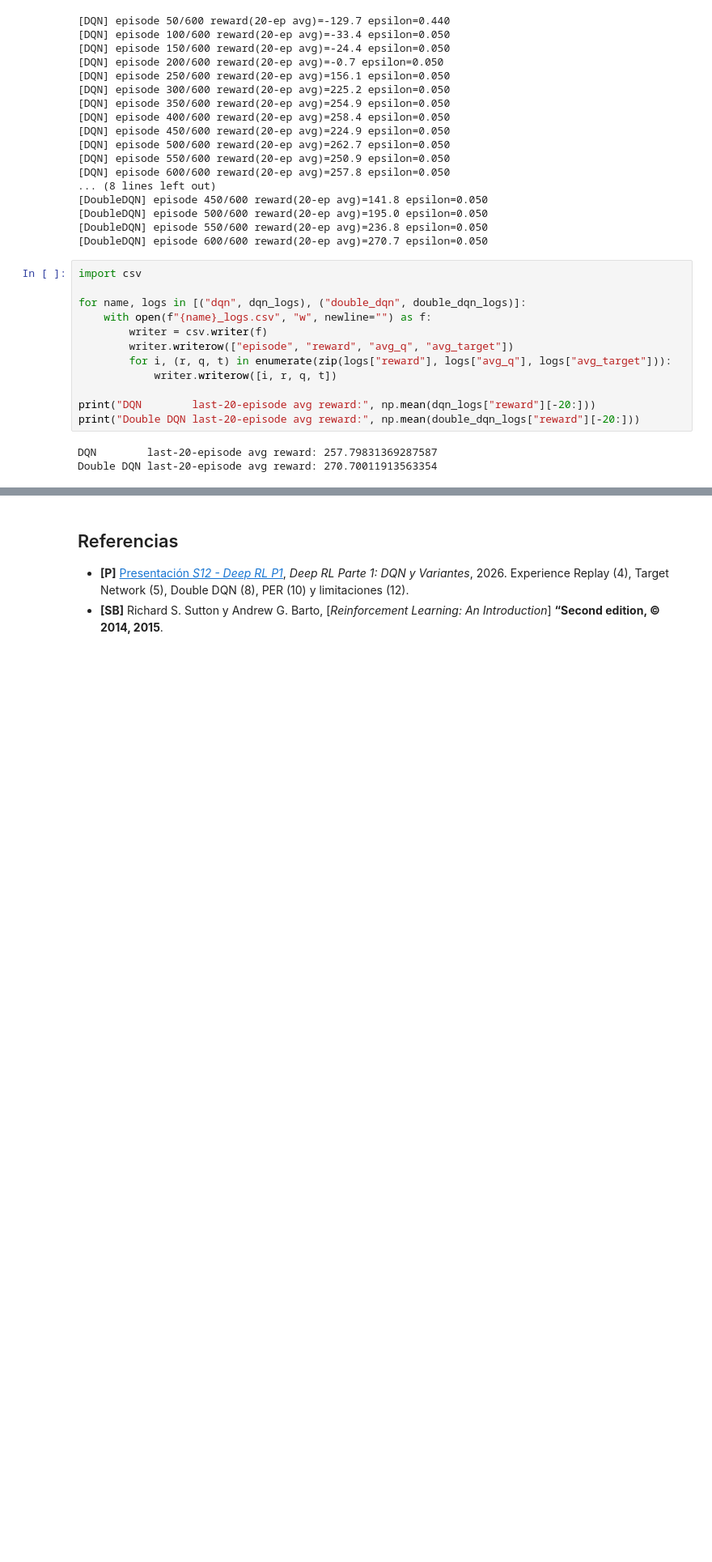
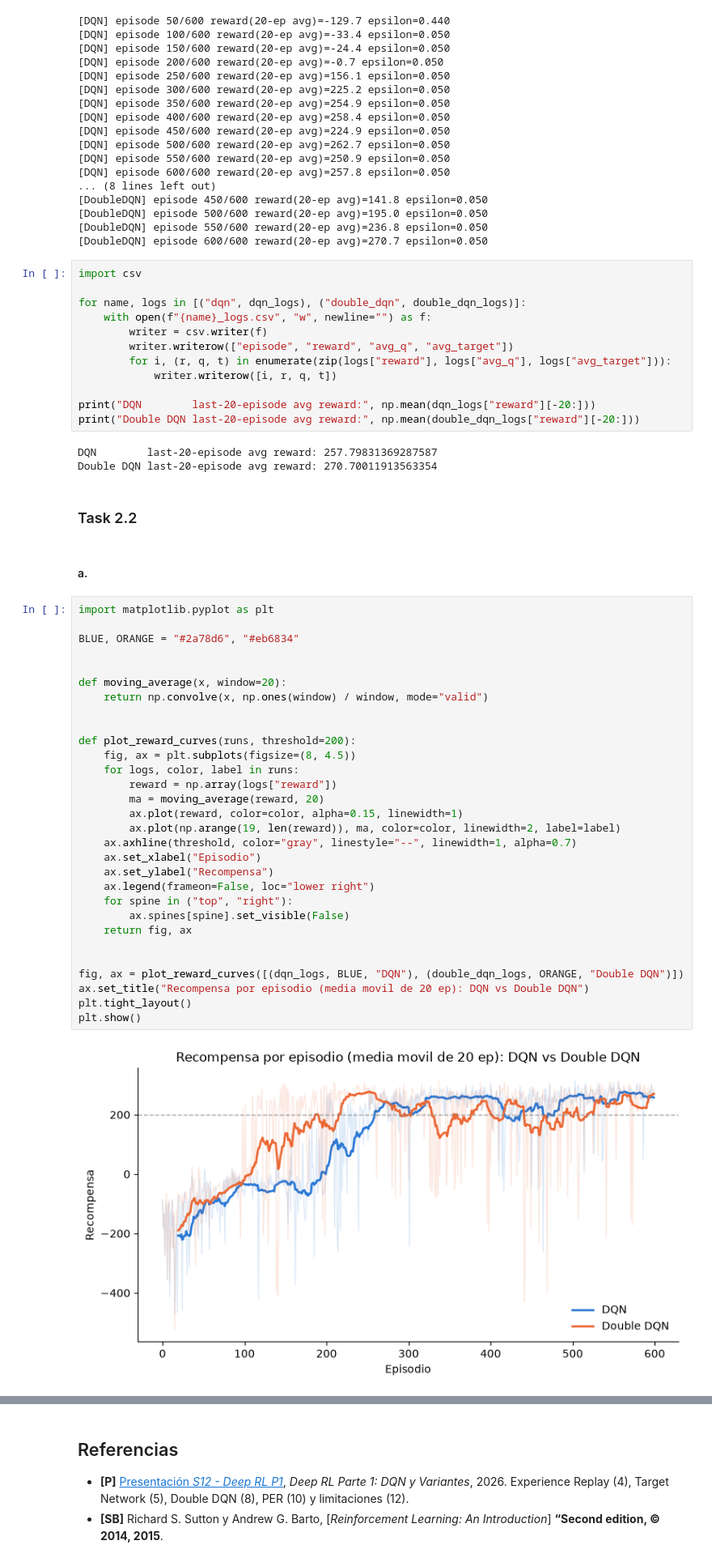
Before and after one commit to nel-eleven11/Lab7_RL, a Jupyter notebook: Lab7.ipynb, the cells around one changed output, grey strips where cells are left out. Shown at 81% size. Saved outputs shown, nothing was run; the diff lists cells and outputs as text; blank space fills up the shorter version.

Commit message:
feat: task 2.2 finished

```diff
--- a/Lab7.ipynb
+++ b/Lab7.ipynb
@@ -585,3 +585,39 @@ print("Double DQN last-20-episode avg reward:", np.mean(double_dqn_logs["reward"
 # %% [output]
 DQN        last-20-episode avg reward: 257.79831369287587
 Double DQN last-20-episode avg reward: 270.70011913563354
+# %% [markdown]
+### Task 2.2
+# %% [markdown]
+#### a.
+# %%
+import matplotlib.pyplot as plt
+
+BLUE, ORANGE = "#2a78d6", "#eb6834"
+
+
+def moving_average(x, window=20):
+    return np.convolve(x, np.ones(window) / window, mode="valid")
+
+
+def plot_reward_curves(runs, threshold=200):
+    fig, ax = plt.subplots(figsize=(8, 4.5))
+    for logs, color, label in runs:
+        reward = np.array(logs["reward"])
+        ma = moving_average(reward, 20)
+        ax.plot(reward, color=color, alpha=0.15, linewidth=1)
+        ax.plot(np.arange(19, len(reward)), ma, color=color, linewidth=2, label=label)
+    ax.axhline(threshold, color="gray", linestyle="--", linewidth=1, alpha=0.7)
+    ax.set_xlabel("Episodio")
+    ax.set_ylabel("Recompensa")
+    ax.legend(frameon=False, loc="lower right")
+    for spine in ("top", "right"):
+        ax.spines[spine].set_visible(False)
+    return fig, ax
+
+
+fig, ax = plot_reward_curves([(dqn_logs, BLUE, "DQN"), (double_dqn_logs, ORANGE, "Double DQN")])
+ax.set_title("Recompensa por episodio (media movil de 20 ep): DQN vs Double DQN")
+plt.tight_layout()
+plt.show()
+# %% [output]
+[figure, added]
```
Also changed, not shown: parts of 14 cells of this notebook, 1 other file.
